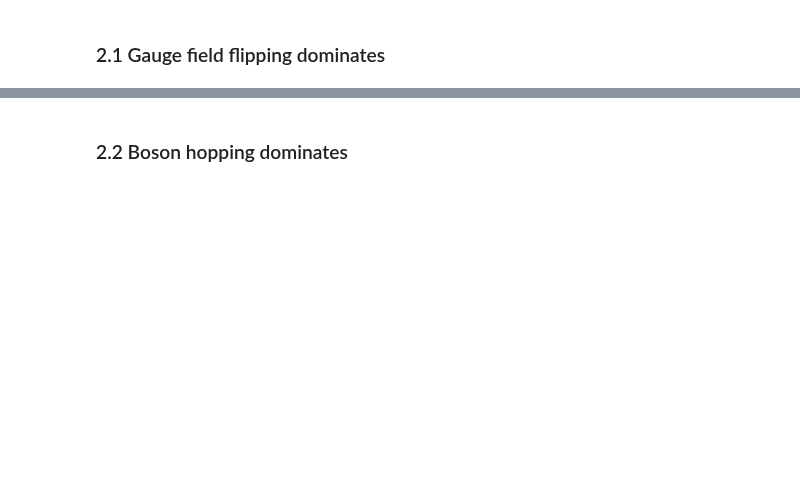
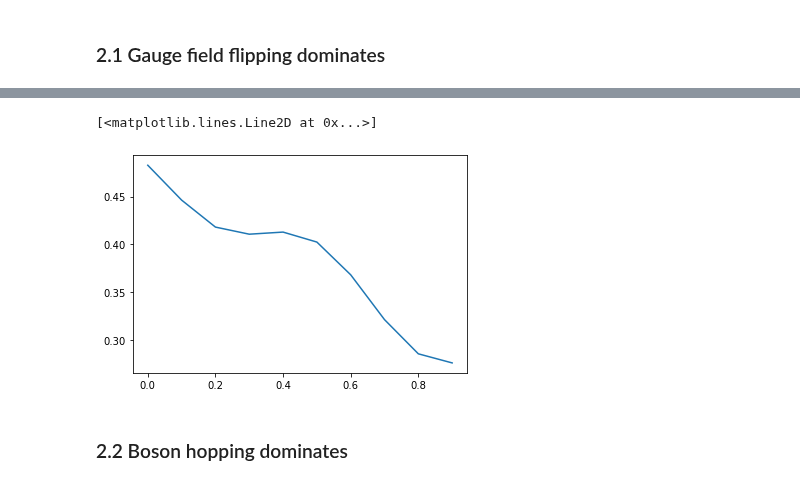
Before and after one commit to C2QA/bosonic-qiskit, a Jupyter notebook: tutorials/Z2-lattice-gauge-theory/Z2-lattice-gauge-theory.ipynb, the cells around one changed output, grey strips where cells are left out. Drawn from its saved outputs; the diff is of its cells as text; code cells hidden in the pictures; blank space fills up the shorter version.

Commit message:
qubit occupation

```diff
--- a/tutorials/Z2-lattice-gauge-theory/Z2-lattice-gauge-theory.ipynb
+++ b/tutorials/Z2-lattice-gauge-theory/Z2-lattice-gauge-theory.ipynb
@@ -177,3 +177,8 @@ plt.colorbar()
+# %%
+plt.plot(np.arange(N)*dt,occupations[1][:,0])
+# %% [output]
+[<matplotlib.lines.Line2D at 0x...>]
+[figure, added]
 # %% [markdown]
 ### 2.2 Boson hopping dominates
 # %%
```
Also changed, not shown: parts of 8 cells of this notebook.
